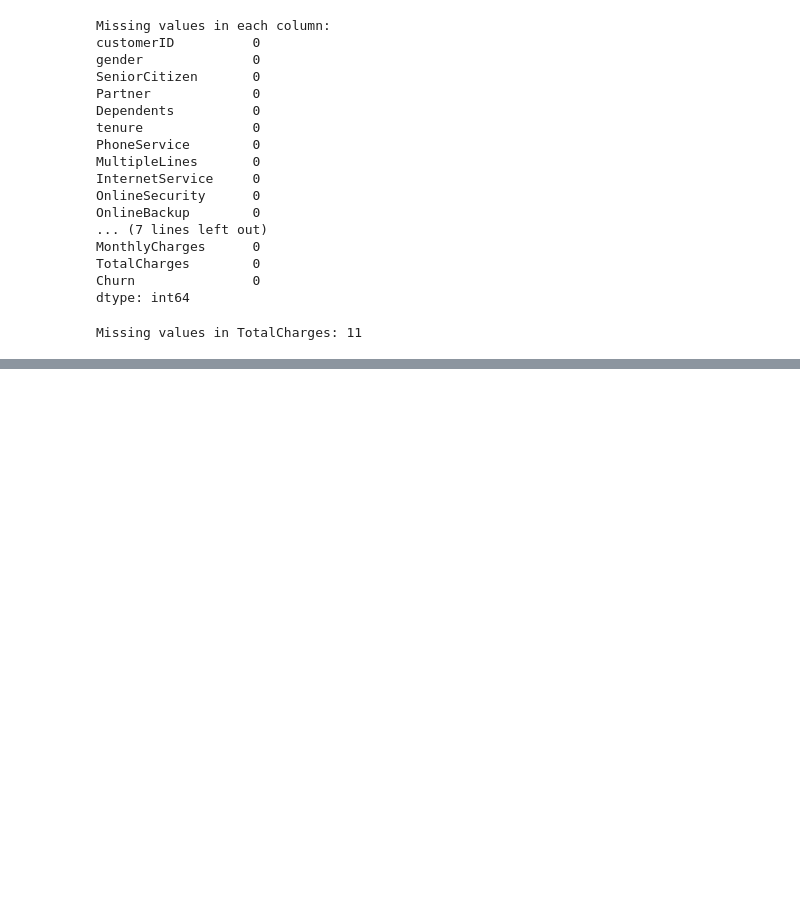
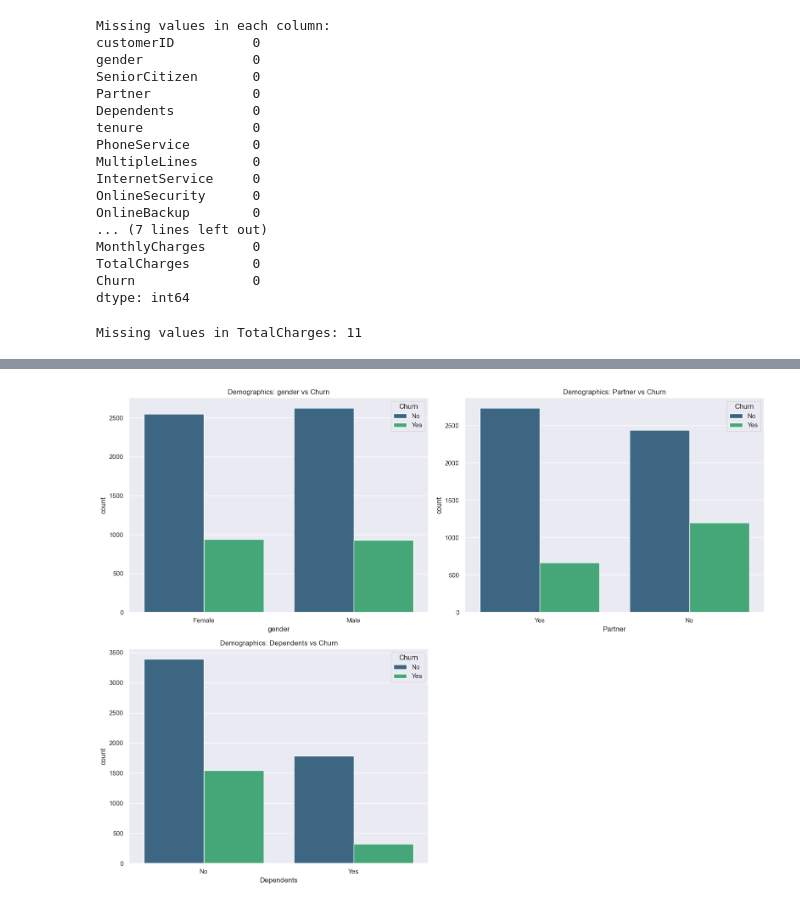
Before and after one commit to Vishwaprasa/Churn_Analysis, a Jupyter notebook: notebooks/EDA_Analysis.ipynb, the cells around one changed output, grey strips where cells are left out. Saved outputs shown, nothing was run; the diff lists cells and outputs as text; code cells hidden in the pictures; blank space fills up the shorter version.

```diff
--- a/notebooks/EDA_Analysis.ipynb
+++ b/notebooks/EDA_Analysis.ipynb
@@ -84,0 +153,21 @@ df['SeniorCitizen'] = df['SeniorCitizen'].map({1: 'Yes', 0: 'No'})
+# %%
+# Define categorical groups
+demographics = ['gender', 'Partner', 'Dependents']
+services = ['PhoneService', 'InternetService', 'OnlineSecurity', 'TechSupport', 'StreamingTV', 'StreamingMovies']
+account = ['Contract', 'PaperlessBilling', 'PaymentMethod']
+
+# Function to plot categorical variables
+def plot_categorical(features, title):
+    plt.figure(figsize=(16, len(features)*4))
+    for i, feature in enumerate(features):
+        plt.subplot(len(features)//2 + 1, 2, i+1)
+        sns.countplot(x=feature, hue='Churn', data=df, palette='viridis')
+        plt.title(f'{title}: {feature} vs Churn')
+        plt.xticks(rotation=0)
+    plt.tight_layout()
+    plt.show()
+
+# Plot Demographics
+plot_categorical(demographics, 'Demographics')
+# %% [output]
+[figure, added]
```
Also changed, not shown: parts of 19 cells of this notebook, 1 other file.
